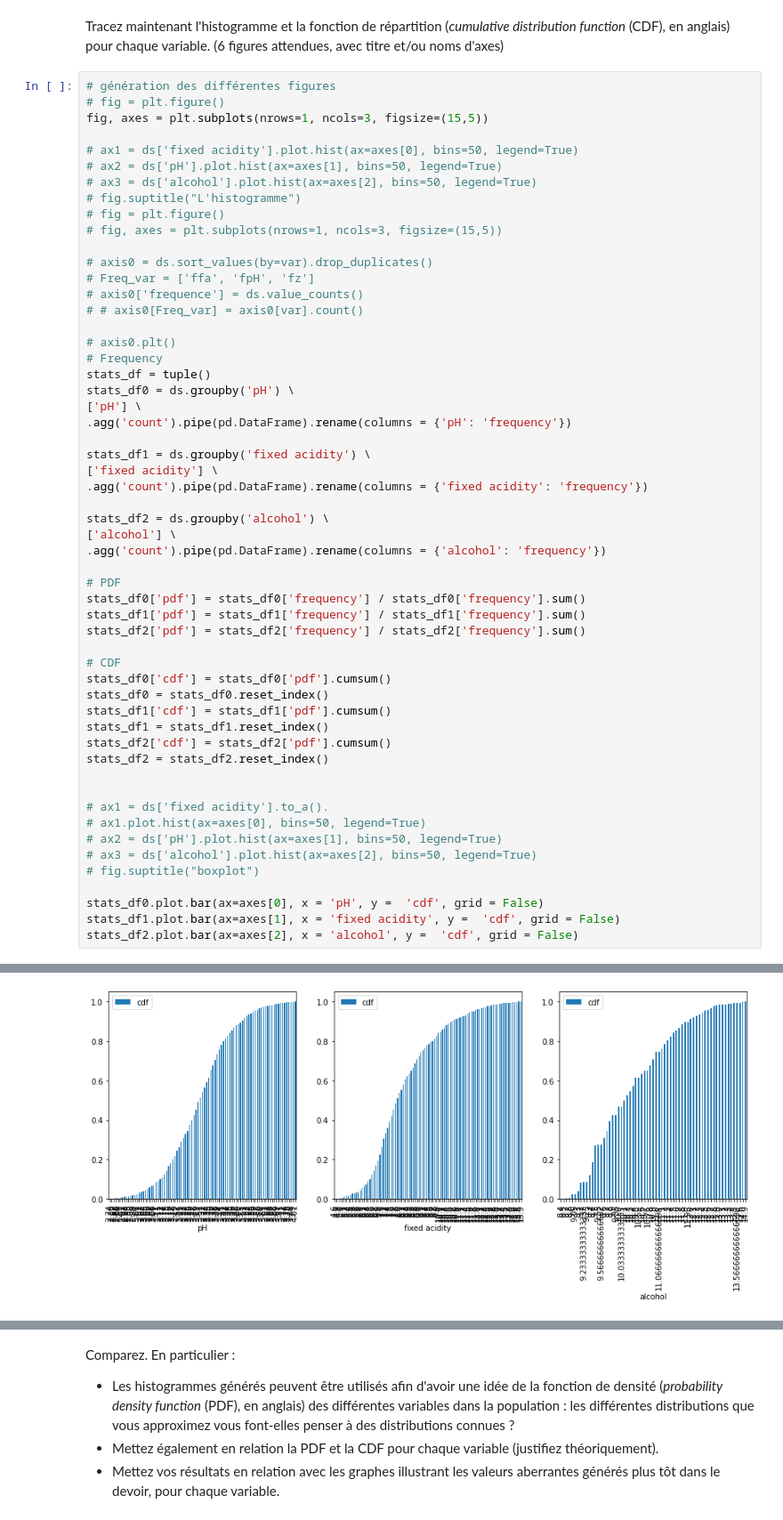
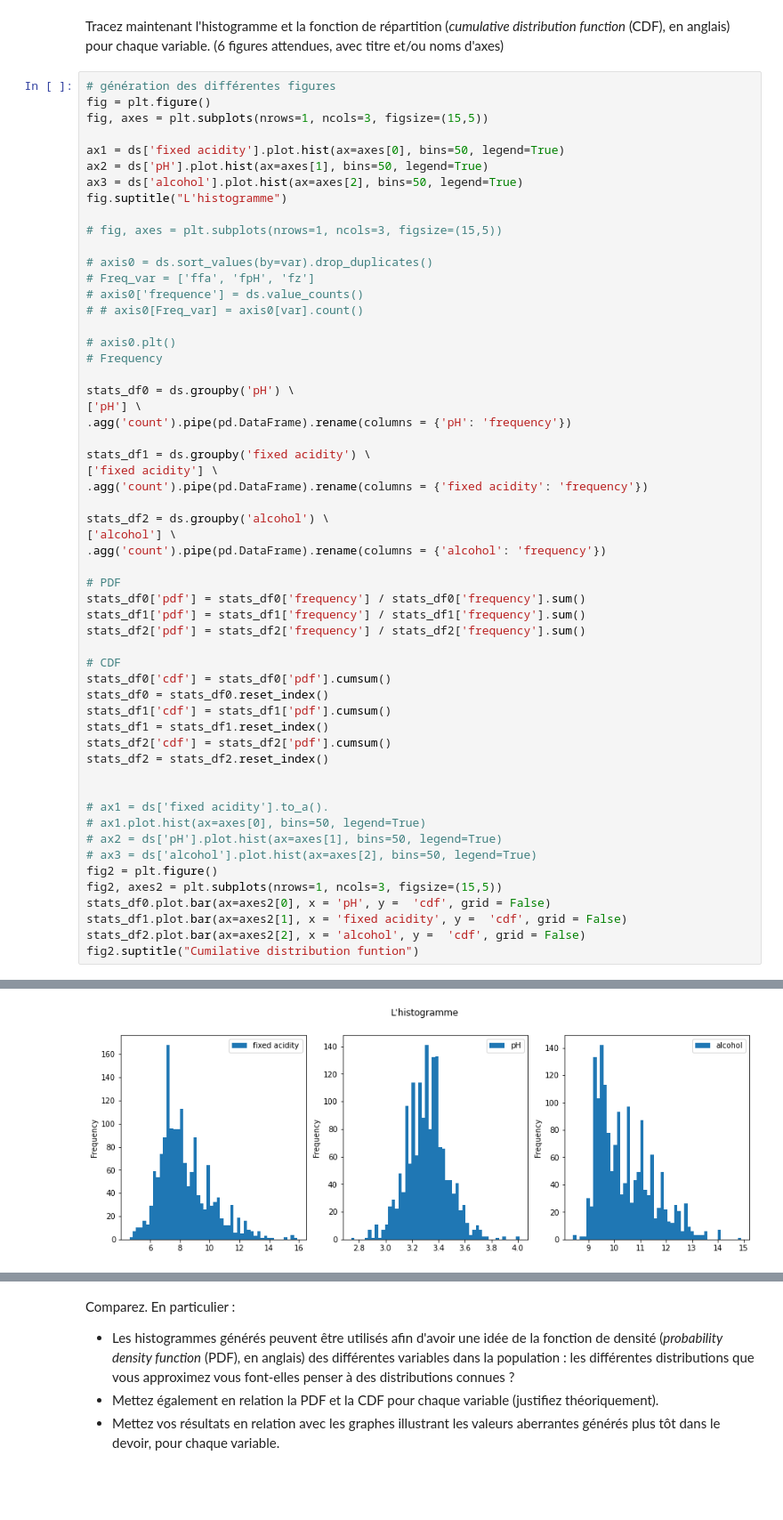
Before and after one commit to Ayoub-Vip/statistic-devoir1, a Jupyter notebook: math0487_fa22_hw1.ipynb, the cells around one changed output, grey strips where cells are left out. Shown at 89% size. Drawn from its saved outputs; the diff is of its cells as text; blank space fills up the shorter version.

```diff
--- a/math0487_fa22_hw1.ipynb
+++ b/math0487_fa22_hw1.ipynb
@@ -211,14 +208,14 @@ la barre centrale est tiree legeremnet pour 3), et fortement pour 1) vers le bas
 Tracez maintenant l'histogramme et la fonction de répartition (*cumulative distribution function* (CDF), en anglais) pour chaque variable. (6 figures attendues, avec titre et/ou noms d'axes)
 # %%
 # génération des différentes figures
-# fig = plt.figure()
+fig = plt.figure()
 fig, axes = plt.subplots(nrows=1, ncols=3, figsize=(15,5))
 
-# ax1 = ds['fixed acidity'].plot.hist(ax=axes[0], bins=50, legend=True)
-# ax2 = ds['pH'].plot.hist(ax=axes[1], bins=50, legend=True)
-# ax3 = ds['alcohol'].plot.hist(ax=axes[2], bins=50, legend=True)
-# fig.suptitle("L'histogramme")
-# fig = plt.figure()
+ax1 = ds['fixed acidity'].plot.hist(ax=axes[0], bins=50, legend=True)
+ax2 = ds['pH'].plot.hist(ax=axes[1], bins=50, legend=True)
+ax3 = ds['alcohol'].plot.hist(ax=axes[2], bins=50, legend=True)
+fig.suptitle("L'histogramme")
+
 # fig, axes = plt.subplots(nrows=1, ncols=3, figsize=(15,5))
 
 # axis0 = ds.sort_values(by=var).drop_duplicates()
@@ -228,7 +225,7 @@ fig, axes = plt.subplots(nrows=1, ncols=3, figsize=(15,5))
 
 # axis0.plt()
 # Frequency
-stats_df = tuple()
+
 stats_df0 = ds.groupby('pH') \
 ['pH'] \
 .agg('count').pipe(pd.DataFrame).rename(columns = {'pH': 'frequency'})
@@ -259,9 +256,10 @@ stats_df2 = stats_df2.reset_index()
 # ax1.plot.hist(ax=axes[0], bins=50, legend=True)
 # ax2 = ds['pH'].plot.hist(ax=axes[1], bins=50, legend=True)
 # ax3 = ds['alcohol'].plot.hist(ax=axes[2], bins=50, legend=True)
-# fig.suptitle("boxplot")
-
-stats_df0.plot.bar(ax=axes[0], x = 'pH', y =  'cdf', grid = False)
-stats_df1.plot.bar(ax=axes[1], x = 'fixed acidity', y =  'cdf', grid = False)
-stats_df2.plot.bar(ax=axes[2], x = 'alcohol', y =  'cdf', grid = False)
+fig2 = plt.figure()
+fig2, axes2 = plt.subplots(nrows=1, ncols=3, figsize=(15,5))
+stats_df0.plot.bar(ax=axes2[0], x = 'pH', y =  'cdf', grid = False)
+stats_df1.plot.bar(ax=axes2[1], x = 'fixed acidity', y =  'cdf', grid = False)
+stats_df2.plot.bar(ax=axes2[2], x = 'alcohol', y =  'cdf', grid = False)
+fig2.suptitle("Cumilative distribution funtion")
 # %% [output]
@@ -269 +268 @@ stats_df2.plot.bar(ax=axes[2], x = 'alcohol', y =  'cdf', grid = False)
-[figure, old version]
+[figure, new version]
```
Also changed, not shown: parts of 4 cells of this notebook.
